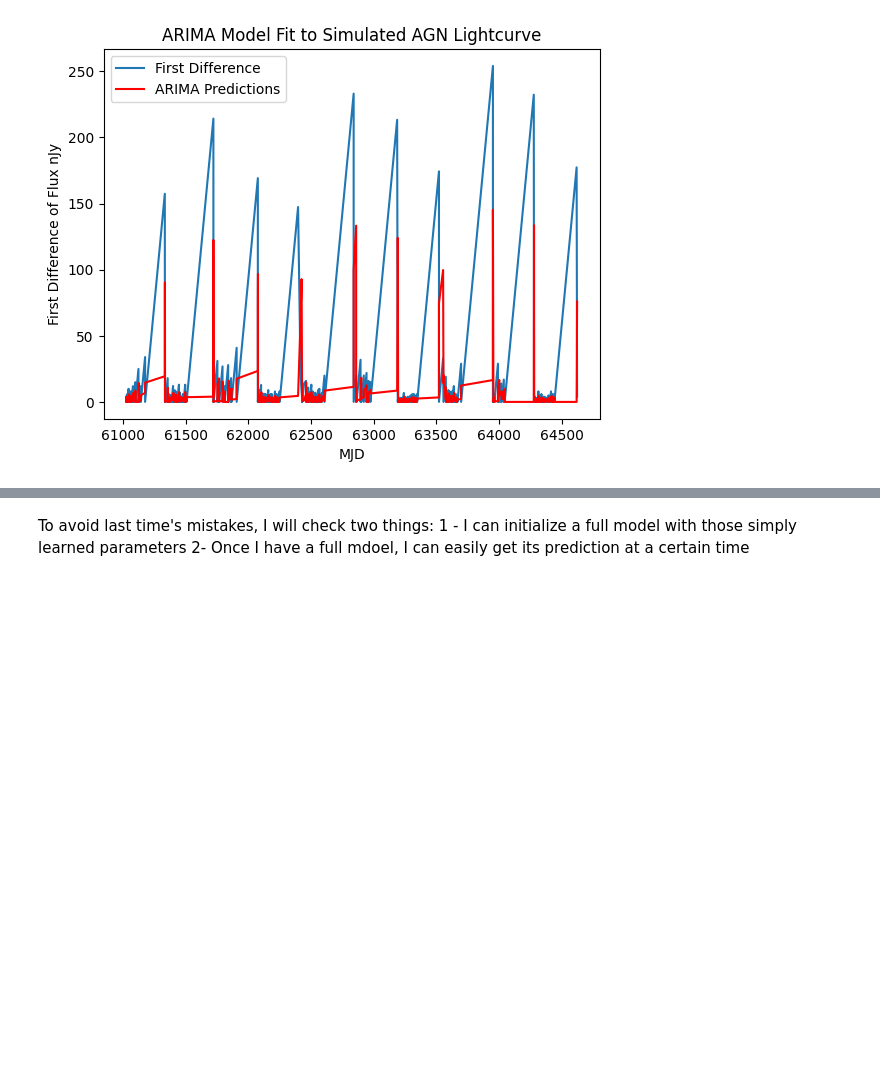
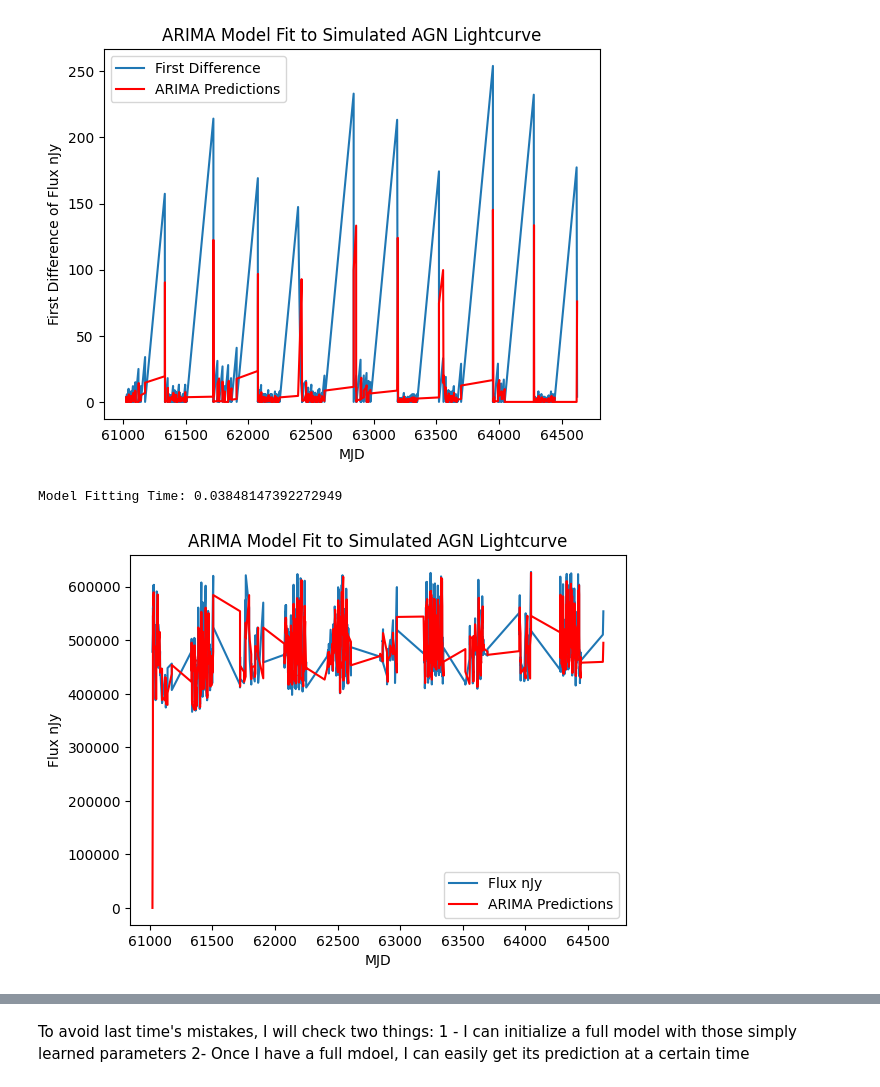
Before and after one commit to Zoe-Au/cosmographi, a Jupyter notebook: src/cosmographi/source/arma_exploration.ipynb, the cells around one changed output, grey strips where cells are left out. Cells and saved outputs as stored; diff of their text form; code cells hidden in the pictures; blank space fills up the shorter version.

Commit message:
a very bad  ARMA model with questionable data

```diff
--- a/src/cosmographi/source/arma_exploration.ipynb
+++ b/src/cosmographi/source/arma_exploration.ipynb
@@ -189,3 +206,21 @@ plt.legend()
 plt.show()
 # %% [output]
 [figure]
+# %%
+model = ARIMA(y, order=(1, 1, 0), seasonal_order=(0, 0, 0, 0))
+start = time()
+model_fit = model.fit()
+end = time()
+print('Model Fitting Time:', end - start)
+model_fit.summary()
+predictions = model_fit.predict(start=0, end=len(x)-1)
+plt.plot(x, y, label='Flux nJy')
+plt.plot(x, predictions, label='ARIMA Predictions', color='red')
+plt.xlabel("MJD")
+plt.ylabel("Flux nJy")
+plt.title("ARIMA Model Fit to Simulated AGN Lightcurve")
+plt.legend()
+plt.show()
+# %% [output]
+Model Fitting Time: 0.03848147392272949
+[figure, added]
```
Also changed, not shown: parts of 15 cells of this notebook.
